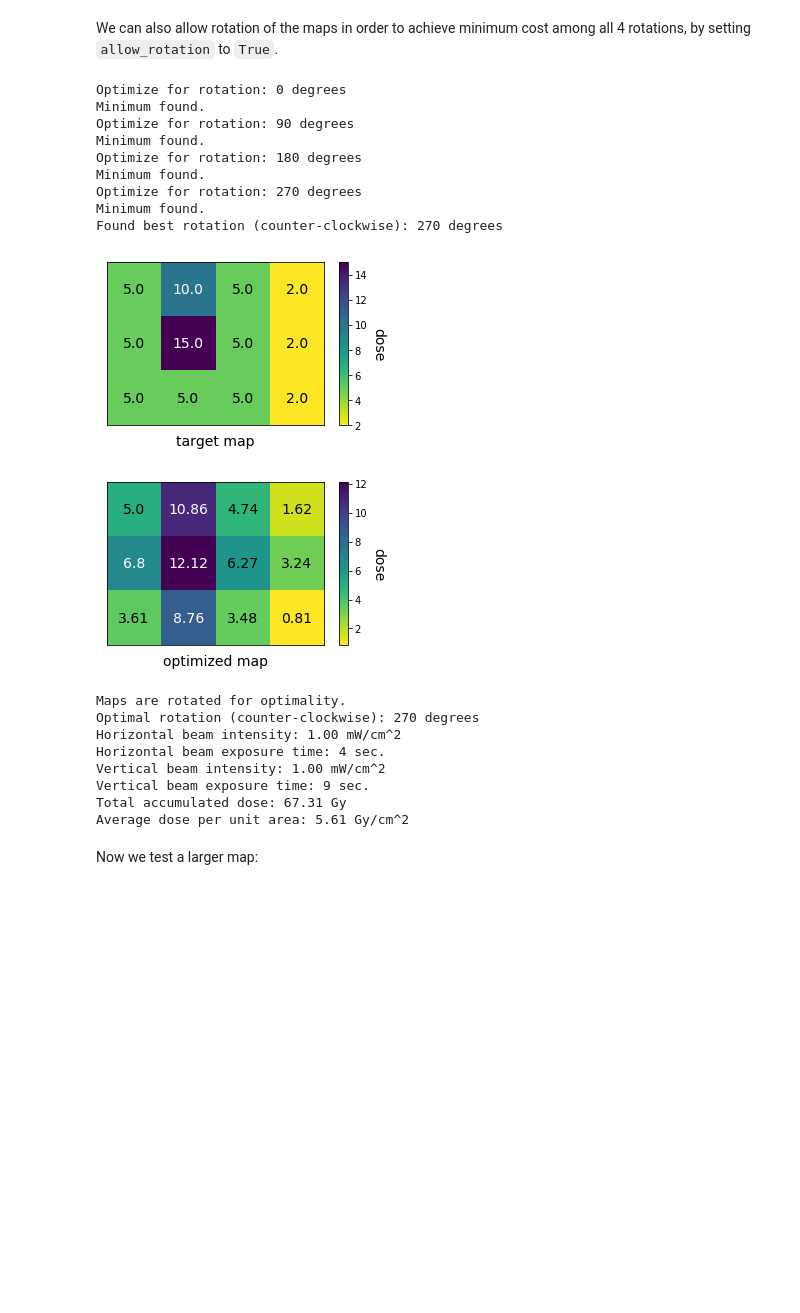
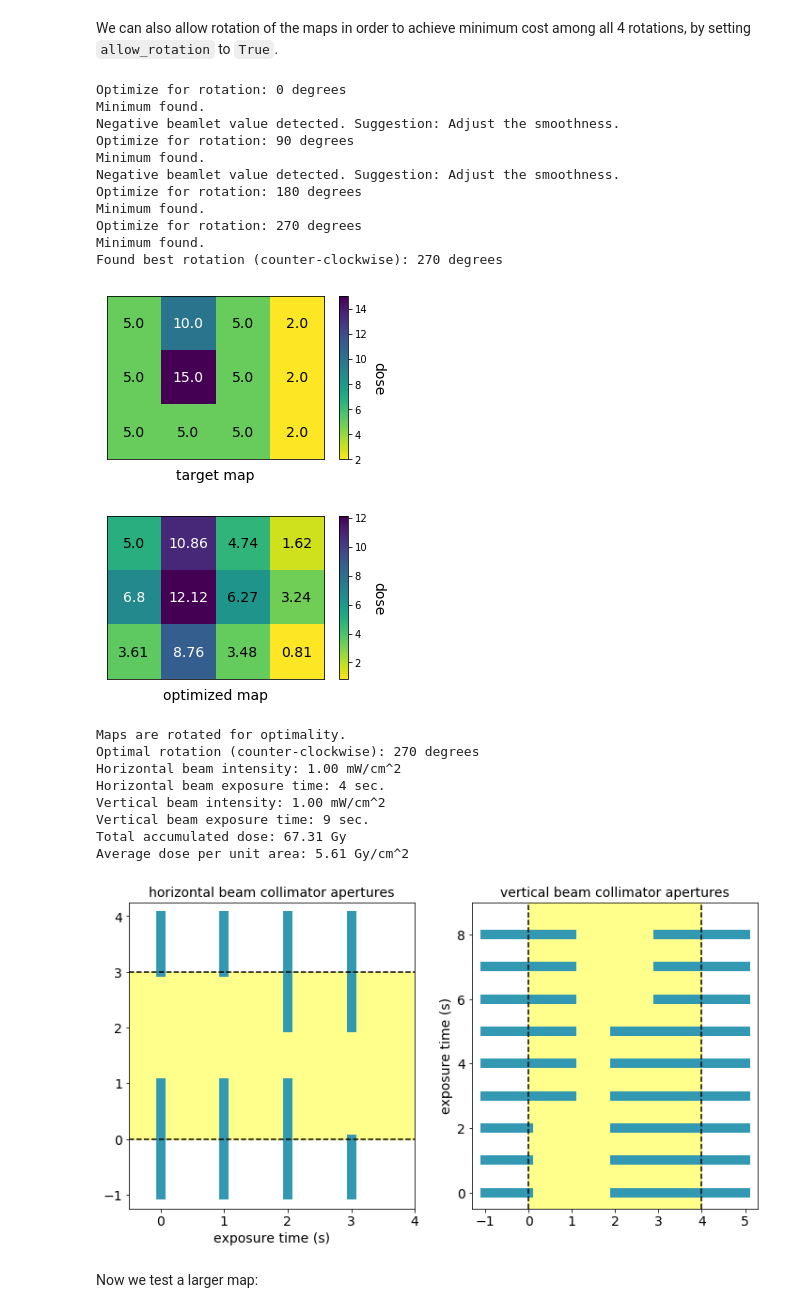
Before and after one commit to DualSapiens/cs207-FinalProject, a Jupyter notebook: docs/examples/optimize_demo.ipynb, the cells around one changed output. Saved outputs shown, nothing was run; the diff lists cells and outputs as text; code cells hidden in the pictures; blank space fills up the shorter version.

Commit message:
Raise exception for negative beamlet values.

```diff
--- a/docs/examples/optimize_demo.ipynb
+++ b/docs/examples/optimize_demo.ipynb
@@ -78,28 +84,32 @@ We can also allow rotation of the maps in order to achieve minimum cost among al
 # %%
 plan.optimize(intensity=1., bounds=True, allow_rotation=True)
 plan.plot_map("target")
 plan.plot_map("optimized")
 plan.print_summary()
+plan.plot_collimators()
 # %% [output]
 Optimize for rotation: 0 degrees
 Minimum found.
+Negative beamlet value detected. Suggestion: Adjust the smoothness.
 Optimize for rotation: 90 degrees
 Minimum found.
+Negative beamlet value detected. Suggestion: Adjust the smoothness.
 Optimize for rotation: 180 degrees
 Minimum found.
 Optimize for rotation: 270 degrees
 Minimum found.
 Found best rotation (counter-clockwise): 270 degrees
 [figure]
 [figure]
 Maps are rotated for optimality.
 Optimal rotation (counter-clockwise): 270 degrees
 Horizontal beam intensity: 1.00 mW/cm^2
 Horizontal beam exposure time: 4 sec.
 Vertical beam intensity: 1.00 mW/cm^2
 Vertical beam exposure time: 9 sec.
 Total accumulated dose: 67.31 Gy
 Average dose per unit area: 5.61 Gy/cm^2
+[figure, added]
 # %% [markdown]
 Now we test a larger map:
 # %%
```
Also changed, not shown: parts of 5 cells of this notebook, 1 other file.
